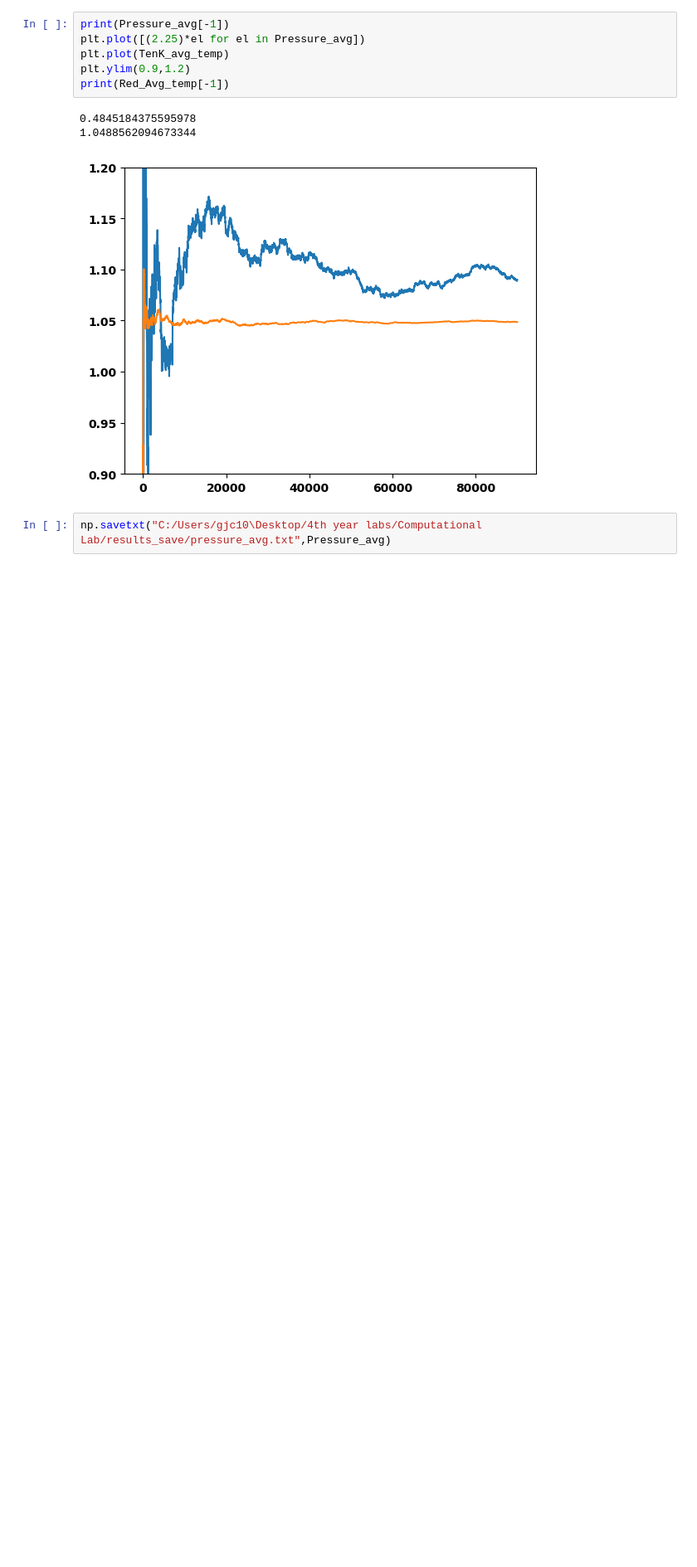
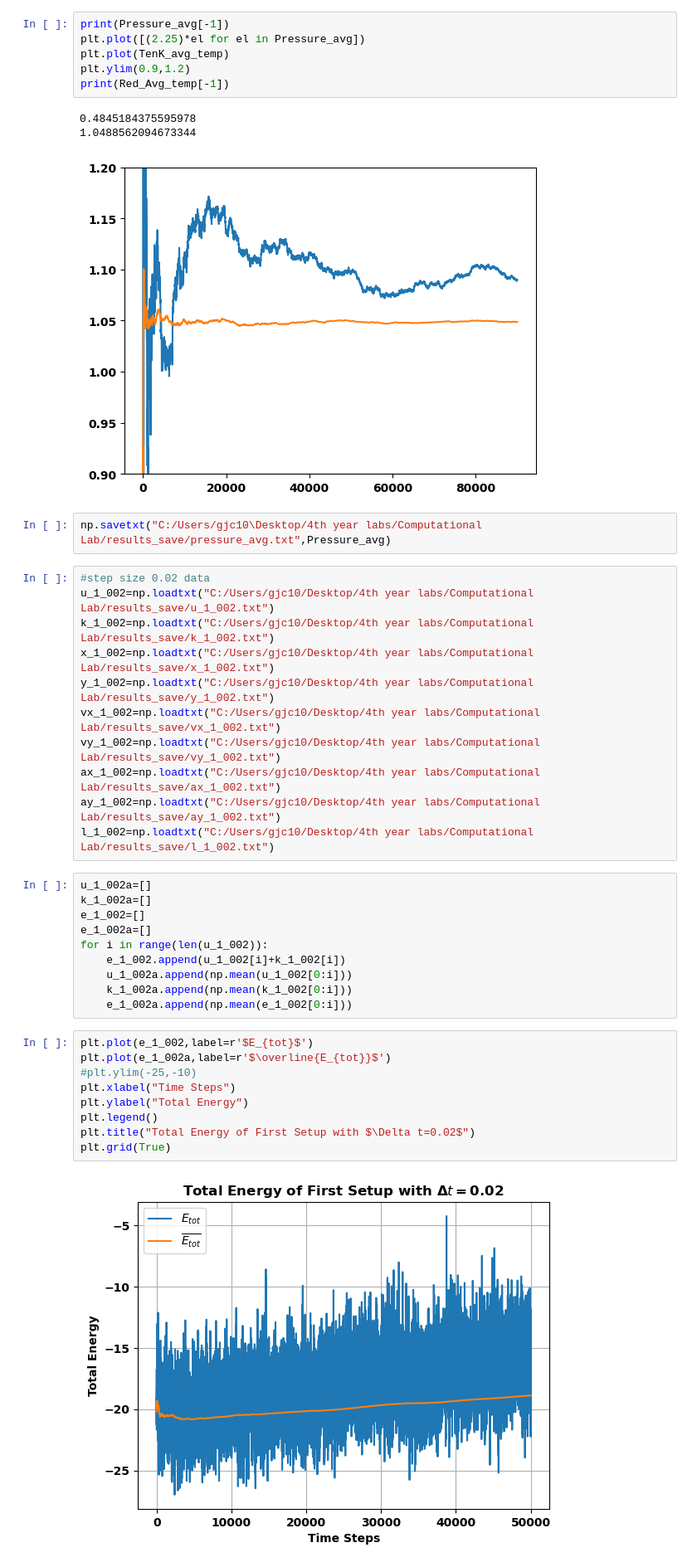
Before and after one commit to gregorycorcoran/Computational-Lab, a Jupyter notebook: Analysis.ipynb, the cells around one changed output. Shown: that part at 83% size. Cells and saved outputs as stored; diff of their text form; blank space fills up the shorter version.

Commit message:
Done with the differen step size stuff

```diff
--- a/Analysis.ipynb
+++ b/Analysis.ipynb
@@ -258,3 +237,35 @@ print(Red_Avg_temp[-1])
 [figure]
 # %%
 np.savetxt("C:/Users/gjc10\Desktop/4th year labs/Computational Lab/results_save/pressure_avg.txt",Pressure_avg)
+# %%
+#step size 0.02 data
+u_1_002=np.loadtxt("C:/Users/gjc10/Desktop/4th year labs/Computational Lab/results_save/u_1_002.txt")
+k_1_002=np.loadtxt("C:/Users/gjc10/Desktop/4th year labs/Computational Lab/results_save/k_1_002.txt")
+x_1_002=np.loadtxt("C:/Users/gjc10/Desktop/4th year labs/Computational Lab/results_save/x_1_002.txt")
+y_1_002=np.loadtxt("C:/Users/gjc10/Desktop/4th year labs/Computational Lab/results_save/y_1_002.txt")
+vx_1_002=np.loadtxt("C:/Users/gjc10/Desktop/4th year labs/Computational Lab/results_save/vx_1_002.txt")
+vy_1_002=np.loadtxt("C:/Users/gjc10/Desktop/4th year labs/Computational Lab/results_save/vy_1_002.txt")
+ax_1_002=np.loadtxt("C:/Users/gjc10/Desktop/4th year labs/Computational Lab/results_save/ax_1_002.txt")
+ay_1_002=np.loadtxt("C:/Users/gjc10/Desktop/4th year labs/Computational Lab/results_save/ay_1_002.txt")
+l_1_002=np.loadtxt("C:/Users/gjc10/Desktop/4th year labs/Computational Lab/results_save/l_1_002.txt")
+# %%
+u_1_002a=[]
+k_1_002a=[]
+e_1_002=[]
+e_1_002a=[]
+for i in range(len(u_1_002)):
+    e_1_002.append(u_1_002[i]+k_1_002[i])
+    u_1_002a.append(np.mean(u_1_002[0:i]))
+    k_1_002a.append(np.mean(k_1_002[0:i]))
+    e_1_002a.append(np.mean(e_1_002[0:i]))
+# %%
+plt.plot(e_1_002,label=r'$E_{tot}$')
+plt.plot(e_1_002a,label=r'$\overline{E_{tot}}$')
+#plt.ylim(-25,-10)
+plt.xlabel("Time Steps")
+plt.ylabel("Total Energy")
+plt.legend()
+plt.title("Total Energy of First Setup with $\Delta t=0.02$")
+plt.grid(True)
+# %% [output]
+[figure, added]
```
Also changed, not shown: parts of 9 cells of this notebook.
